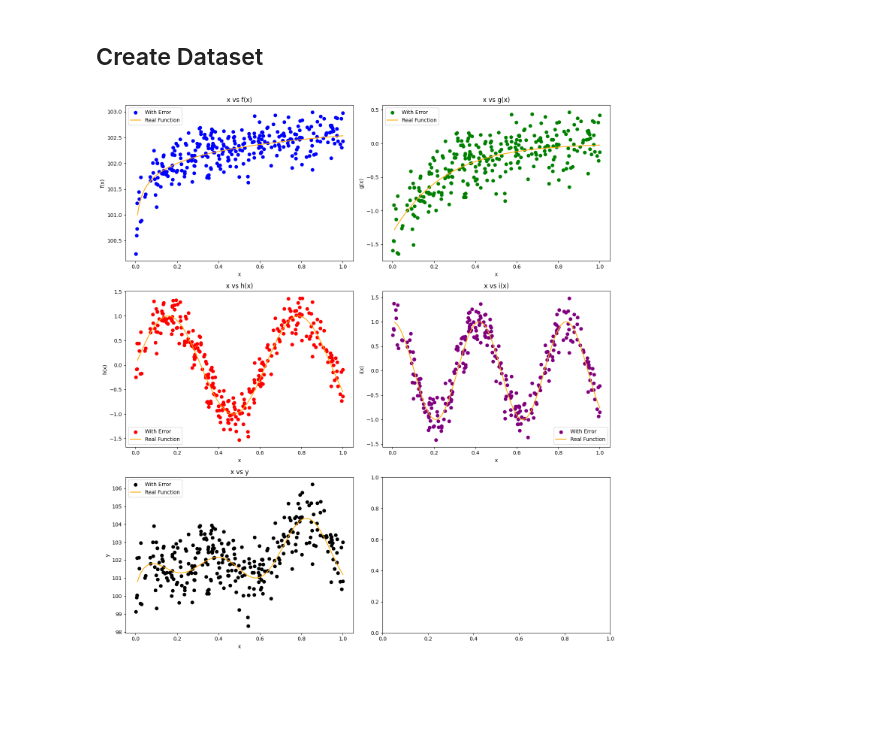
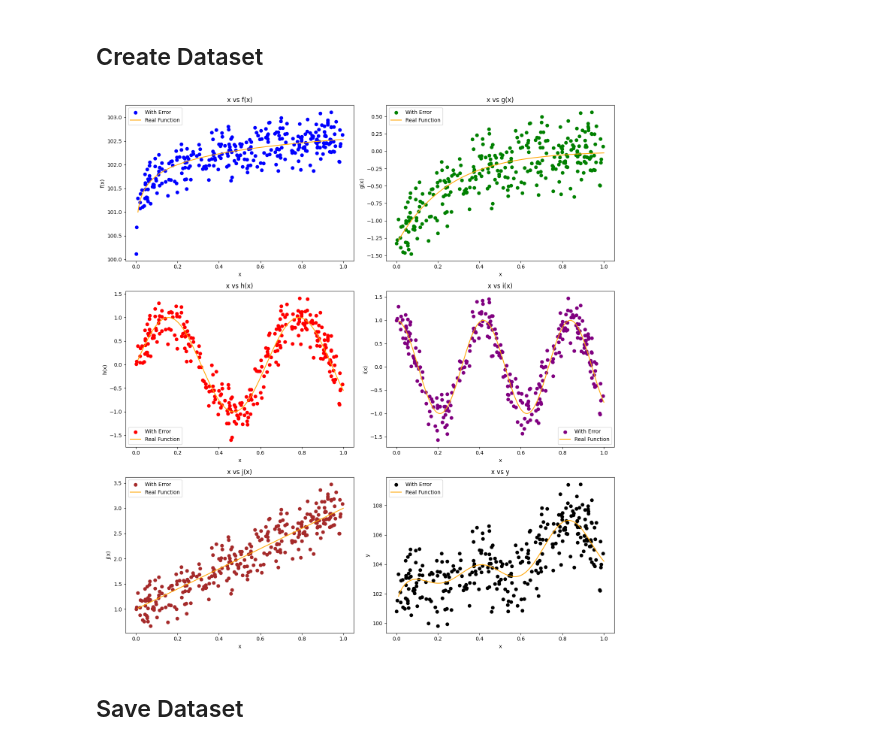
Before and after one commit to OpenTabular/NAMpy, a Jupyter notebook: namgcv/models/gam/00_Synthetic_Dataset_Creation.ipynb, the cells around one changed output. Cells and saved outputs as stored; diff of their text form; code cells hidden in the pictures; blank space fills up the shorter version.

```diff
--- a/namgcv/models/gam/00_Synthetic_Dataset_Creation.ipynb
+++ b/namgcv/models/gam/00_Synthetic_Dataset_Creation.ipynb
@@ -12,7 +12,6 @@ import matplotlib.pyplot as plt
 import numpy as np
 import pandas as pd
 import matplotlib.pyplot as plt
-
 
 # Define the functions
 def f(x0):
@@ -26,6 +25,12 @@ def h(x2):
 
 def i(x2):
     return np.cos(15 * x2)
+
+# Define the straight line function j(x)
+def j(x):
+    m = 2  # Slope of the line
+    b = 1  # Y-intercept of the line
+    return m * x + b
 
 # Adjustable number of samples
 n = 300  # You can change this value
@@ -44,9 +49,16 @@ uniform_data = {
     'g(x)': g(uniform_x_values) + error,
     'h(x)': h(uniform_x_values) + error,
     'i(x)': i(uniform_x_values) + error,
+    'j(x)': j(uniform_x_values) + error,  # Add j(x) to the data
 }
 
-uniform_data['y'] = uniform_data['f(x)'] + uniform_data['g(x)'] + uniform_data['h(x)'] + uniform_data['i(x)']
+uniform_data['y'] = (
+    uniform_data['f(x)'] +
+    uniform_data['g(x)'] +
+    uniform_data['h(x)'] +
+    uniform_data['i(x)'] +
+    uniform_data['j(x)']  # Include j(x) in y calculation
+)
 
 # Create DataFrame
 uniform_df = pd.DataFrame(uniform_data)
@@ -60,7 +72,14 @@ line_data = {
     'g(x)': g(x_line),
     'h(x)': h(x_line),
     'i(x)': i(x_line),
-    'y': f(x_line) + g(x_line) + h(x_line) + i(x_line)  # Real y values without error
+    'j(x)': j(x_line),  # Real j(x) values
+    'y': (
+        f(x_line) +
+        g(x_line) +
+        h(x_line) +
+        i(x_line) +
+        j(x_line)  # Real y values including j(x)
+    )
 }
 
 # Plotting the data
@@ -77,37 +96,47 @@ axs[0, 0].legend()
 # Plot for g(x)
 axs[0, 1].scatter(uniform_df['x'], uniform_df['g(x)'], color='green', label='With Error')
 axs[0, 1].plot(line_data['x'], line_data['g(x)'], color='orange', label='Real Function')
 axs[0, 1].set_title('x vs g(x)')
 axs[0, 1].set_xlabel('x')
 axs[0, 1].set_ylabel('g(x)')
 axs[0, 1].legend()
 
 # Plot for h(x)
 axs[1, 0].scatter(uniform_df['x'], uniform_df['h(x)'], color='red', label='With Error')
 axs[1, 0].plot(line_data['x'], line_data['h(x)'], color='orange', label='Real Function')
 axs[1, 0].set_title('x vs h(x)')
 axs[1, 0].set_xlabel('x')
 axs[1, 0].set_ylabel('h(x)')
 axs[1, 0].legend()
 
 # Plot for i(x)
 axs[1, 1].scatter(uniform_df['x'], uniform_df['i(x)'], color='purple', label='With Error')
 axs[1, 1].plot(line_data['x'], line_data['i(x)'], color='orange', label='Real Function')
 axs[1, 1].set_title('x vs i(x)')
 axs[1, 1].set_xlabel('x')
 axs[1, 1].set_ylabel('i(x)')
 axs[1, 1].legend()
 
+# Plot for j(x)
+axs[2, 0].scatter(uniform_df['x'], uniform_df['j(x)'], color='brown', label='With Error')
+axs[2, 0].plot(line_data['x'], line_data['j(x)'], color='orange', label='Real Function')
+axs[2, 0].set_title('x vs j(x)')
+axs[2, 0].set_xlabel('x')
+axs[2, 0].set_ylabel('j(x)')
+axs[2, 0].legend()
+
 # Plot for y(x)
-axs[2, 0].scatter(uniform_df['x'], uniform_df['y'], color='black', label='With Error')
-axs[2, 0].plot(line_data['x'], line_data['y'], color='orange', label='Real Function')
-axs[2, 0].set_title('x vs y')
-axs[2, 0].set_xlabel('x')
-axs[2, 0].set_ylabel('y')
-axs[2, 0].legend()
+axs[2, 1].scatter(uniform_df['x'], uniform_df['y'], color='black', label='With Error')
+axs[2, 1].plot(line_data['x'], line_data['y'], color='orange', label='Real Function')
+axs[2, 1].set_title('x vs y')
+axs[2, 1].set_xlabel('x')
+axs[2, 1].set_ylabel('y')
+axs[2, 1].legend()
 
 # Adjust layout
 plt.tight_layout()
 plt.show()
 # %% [output]
-[figure, old version]
+[figure, new version]
+# %% [markdown]
+## Save Dataset
```
Also changed, not shown: parts of 2 cells of this notebook.
